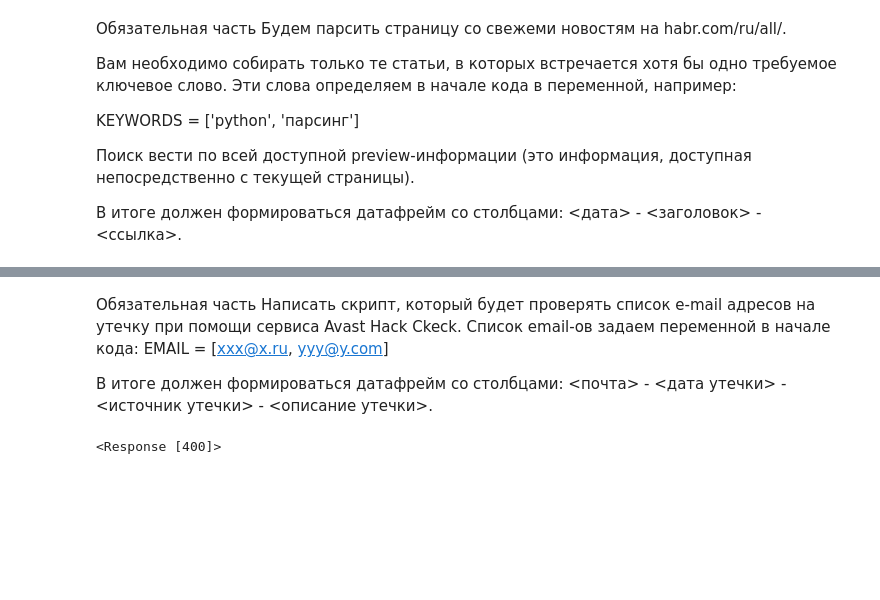
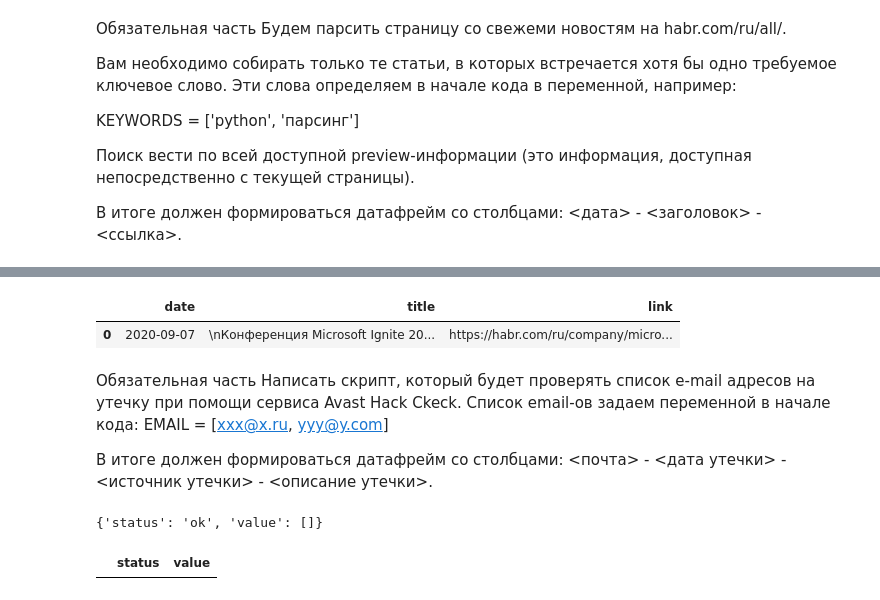
Before and after one commit to Ksenya-Kryukova/python_parsing, a Jupyter notebook: parsing.ipynb, the cells around one changed output, grey strips where cells are left out. Saved outputs shown, nothing was run; the diff lists cells and outputs as text; code cells hidden in the pictures; blank space fills up the shorter version.

```diff
--- a/parsing.ipynb
+++ b/parsing.ipynb
@@ -19,7 +19,7 @@ time.sleep(0.2)
 # %%
 import pandas as pd
 # %%
-keywords = ['Python', 'парсинг', 'километровые']
+keywords = ['python', 'парсинг', 'Ignite']
 # %%
 req = requests.get('https://habr.com/ru/all/')
 soup = BeautifulSoup(req.text, 'html.parser')
@@ -48,10 +53,21 @@ posts
 # %%
+keywords_news = pd.DataFrame()
 for post in posts:
-    if any([keyword in post for keyword in keywords]):
-        title_date = post.find('span', class_='post__time')
-        title_title = post.find('h2', class_='post__title')
-        title_element = post.find('a', class_='post__title_link')
-        print(title_date.text, title_element.text, title_element.attrs.get('href'))
+    if any([keyword in post.find('div', class_='post__text').text for keyword in keywords]):
+        date = post.find('span', class_='post__time').text
+        date_element = date.split(' ')
+        if 'сегодня'in date_element:
+            date = datetime.datetime.today().date()
+        elif 'вчера' in date_element:
+            date = datetime.datetime.today().date()-timedelta(days=1)
+        title = post.find('h2', class_='post__title').text
+        link = post.find('a', class_='post__title_link').attrs.get('href')
+        row = {'date': date, 'title': title, 'link': link}
+        keywords_news = pd.concat([keywords_news, pd.DataFrame([row])])
+keywords_news
+# %% [output]
+|  | date | title | link |
+| 0 | 2020-09-07 | \nКонференция Microsoft Ignite 20... | https://habr.com/ru/company/micro... |
 # %% [markdown]
 Обязательная часть
 Написать скрипт, который будет проверять список e-mail адресов на утечку при помощи сервиса Avast Hack Ckeck. Список email-ов задаем переменной в начале кода:
@@ -67,4 +86,8 @@ res = requests.post(URL, json={'email' : EMAIL})
 # %%
-res
+res.json()
 # %% [output]
-<Response [400]>
+{'status': 'ok', 'value': []}
+# %%
+pd.DataFrame(res.json())
+# %% [output]
+|  | status | value |
```
Also changed, not shown: parts of 7 cells of this notebook.
